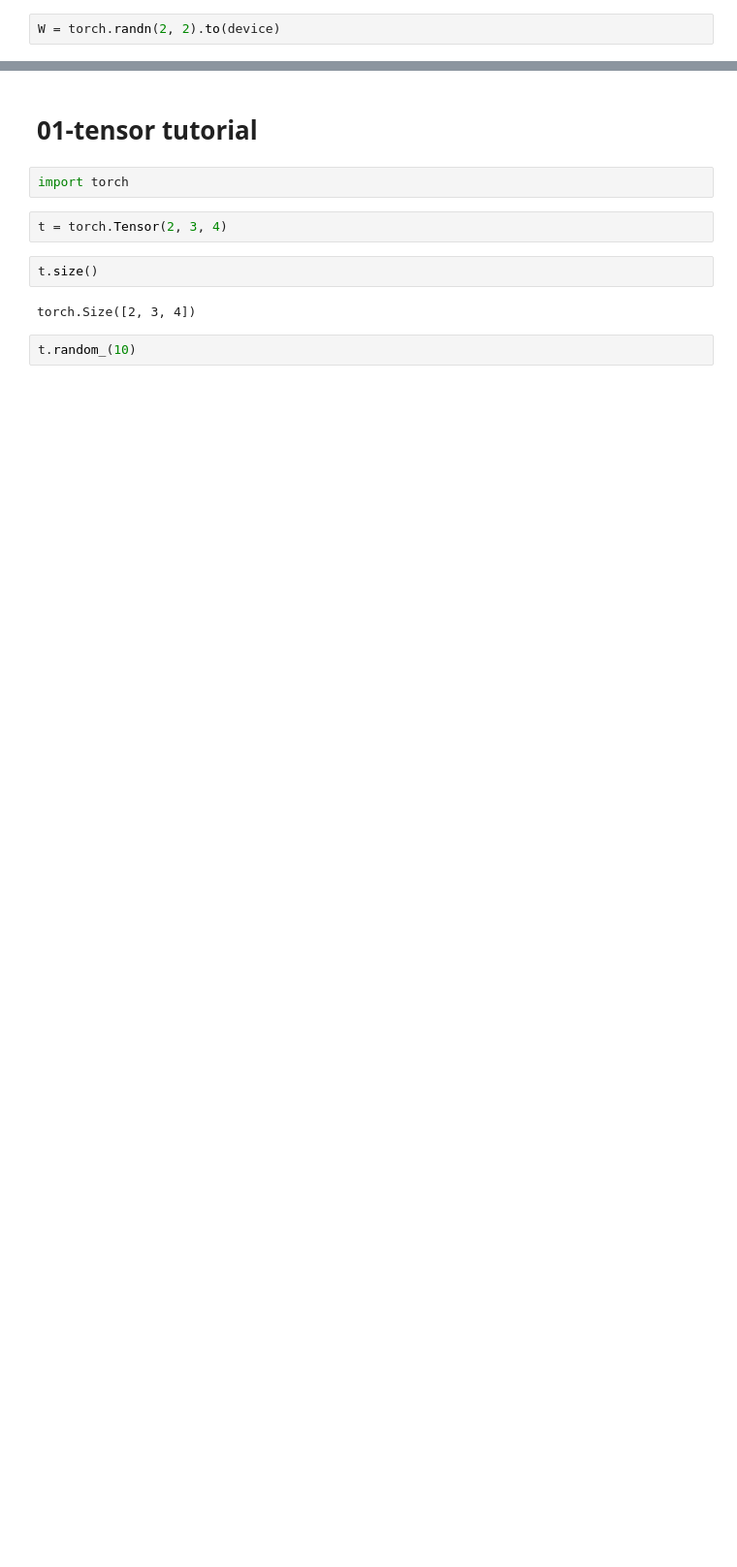
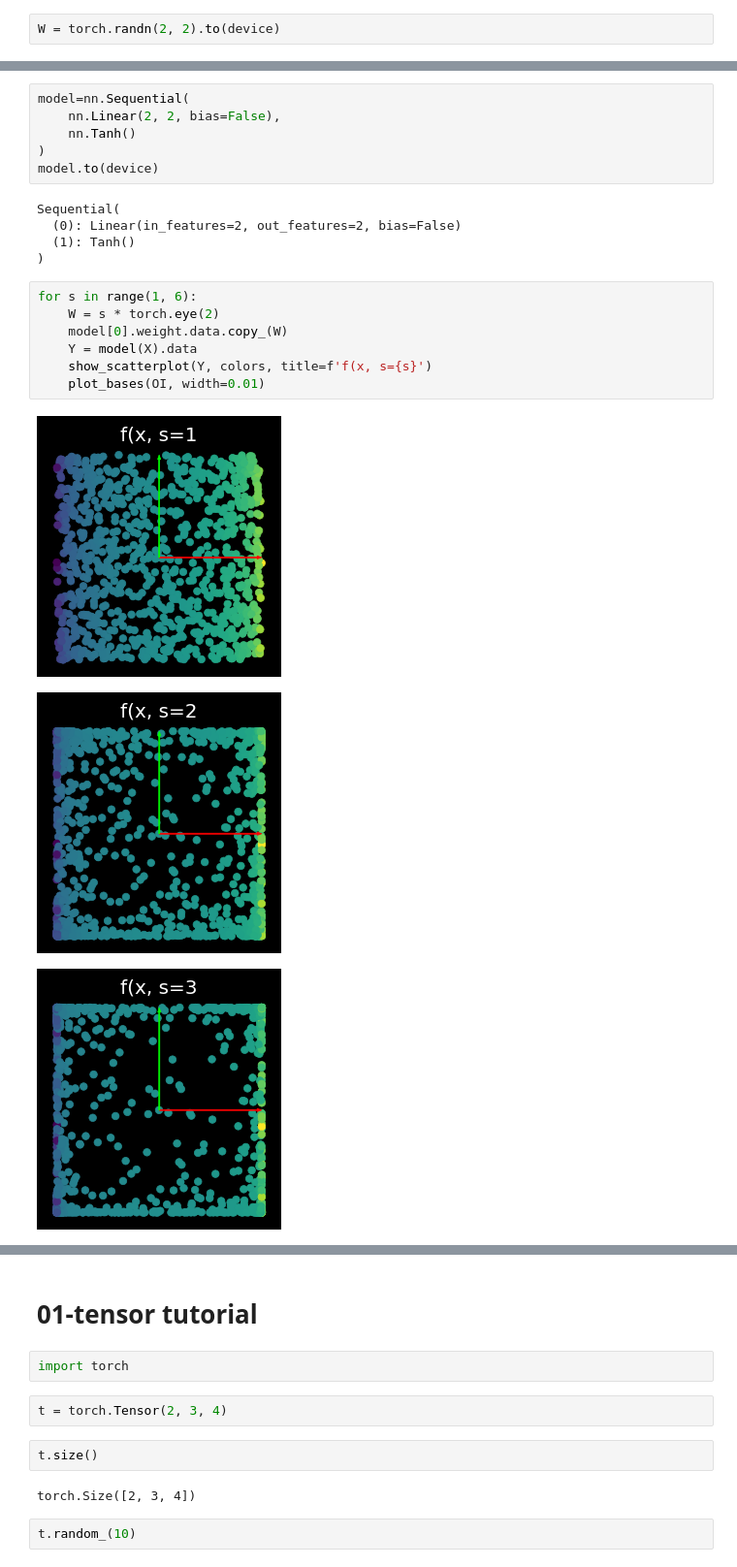
Before and after one commit to Ryanglambert/pytorch-Deep-Learning, a Jupyter notebook: scratch.ipynb, the cells around one changed output, grey strips where cells are left out. Shown at 97% size. Saved outputs shown, nothing was run; the diff lists cells and outputs as text; blank space fills up the shorter version.

```diff
--- a/scratch.ipynb
+++ b/scratch.ipynb
@@ -58,0 +152,22 @@ tensor([[0.3091, 1.4202],
+# %%
+model=nn.Sequential(
+    nn.Linear(2, 2, bias=False),
+    nn.Tanh()
+)
+model.to(device)
+# %% [output]
+Sequential(
+  (0): Linear(in_features=2, out_features=2, bias=False)
+  (1): Tanh()
+)
+# %%
+for s in range(1, 6):
+    W = s * torch.eye(2)
+    model[0].weight.data.copy_(W)
+    Y = model(X).data
+    show_scatterplot(Y, colors, title=f'f(x, s={s}')
+    plot_bases(OI, width=0.01)
+# %% [output]
+[figure, added]
+[figure, added]
+[figure, added]
```
Also changed, not shown: parts of 32 cells of this notebook, 1 other file.
